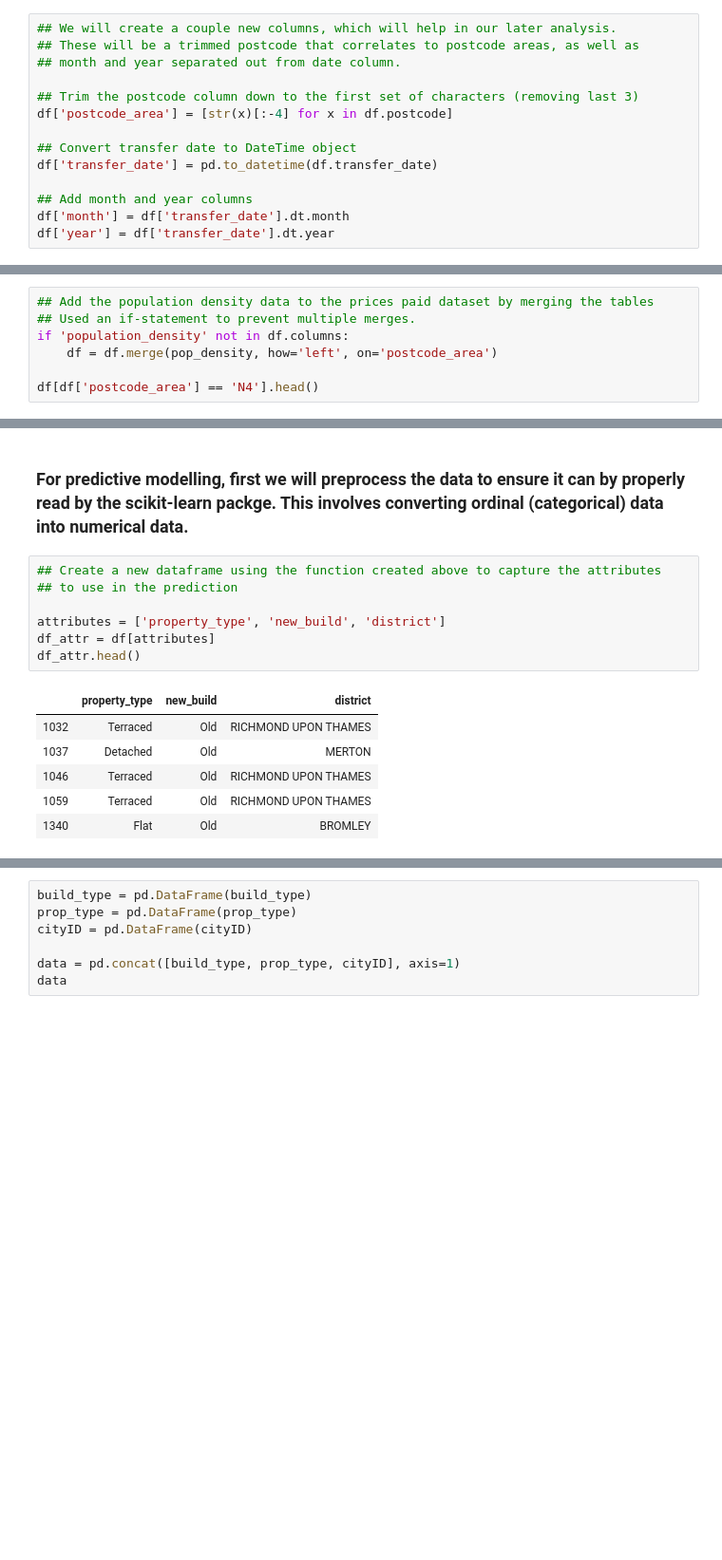
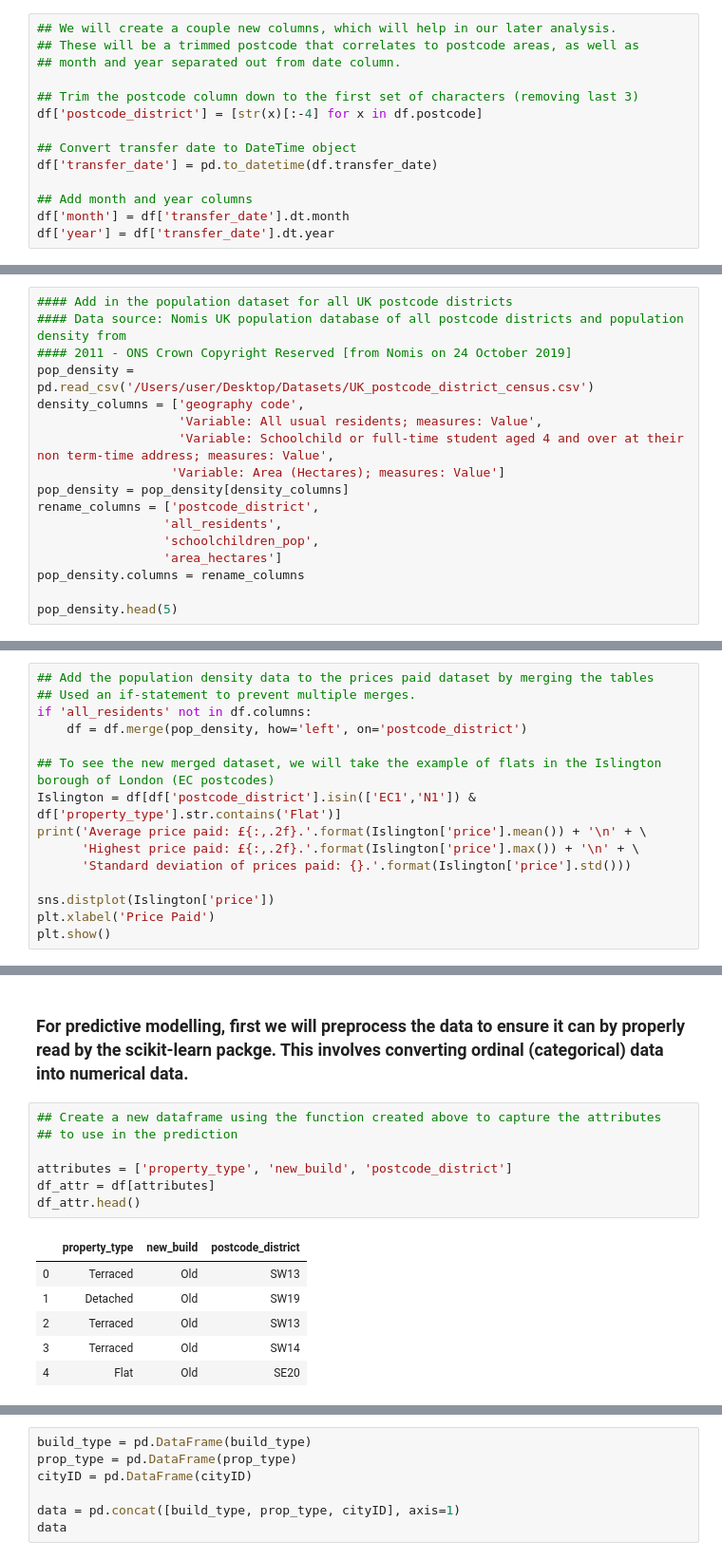
Before and after one commit to dudikbender/springboard, a Jupyter notebook: Springboard Capstone 1 - London Home Prices.ipynb, the cells around one changed output, grey strips where cells are left out. Shown at 95% size. Drawn from its saved outputs; the diff is of its cells as text; blank space fills up the shorter version.

```diff
--- a/Springboard Capstone 1 - London Home Prices.ipynb
+++ b/Springboard Capstone 1 - London Home Prices.ipynb
@@ -83,7 +83,7 @@ len(df)
 ## month and year separated out from date column.
 
 ## Trim the postcode column down to the first set of characters (removing last 3)
-df['postcode_area'] = [str(x)[:-4] for x in df.postcode]
+df['postcode_district'] = [str(x)[:-4] for x in df.postcode]
 
 ## Convert transfer date to DateTime object
 df['transfer_date'] = pd.to_datetime(df.transfer_date)
@@ -137,0 +142,17 @@ pop_density.head(10)
+# %%
+#### Add in the population dataset for all UK postcode districts
+#### Data source: Nomis UK population database of all postcode districts and population density from
+#### 2011 - ONS Crown Copyright Reserved [from Nomis on 24 October 2019]
+pop_density = pd.read_csv('/Users/user/Desktop/Datasets/UK_postcode_district_census.csv')
+density_columns = ['geography code',
+                   'Variable: All usual residents; measures: Value',
+                   'Variable: Schoolchild or full-time student aged 4 and over at their non term-time address; measures: Value',
+                  'Variable: Area (Hectares); measures: Value']
+pop_density = pop_density[density_columns]
+rename_columns = ['postcode_district',
+                 'all_residents',
+                 'schoolchildren_pop',
+                 'area_hectares']
+pop_density.columns = rename_columns
+
+pop_density.head(5)
@@ -138,7 +166,15 @@ pop_density.head(10)
 # %%
 ## Add the population density data to the prices paid dataset by merging the tables
 ## Used an if-statement to prevent multiple merges.
-if 'population_density' not in df.columns:
-    df = df.merge(pop_density, how='left', on='postcode_area')
+if 'all_residents' not in df.columns:
+    df = df.merge(pop_density, how='left', on='postcode_district')
 
-df[df['postcode_area'] == 'N4'].head()
+## To see the new merged dataset, we will take the example of flats in the Islington borough of London (EC postcodes)
+Islington = df[df['postcode_district'].isin(['EC1','N1']) & df['property_type'].str.contains('Flat')]
+print('Average price paid: £{:,.2f}.'.format(Islington['price'].mean()) + '\n' + \
+      'Highest price paid: £{:,.2f}.'.format(Islington['price'].max()) + '\n' + \
+      'Standard deviation of prices paid: {}.'.format(Islington['price'].std()))
+
+sns.distplot(Islington['price'])
+plt.xlabel('Price Paid')
+plt.show()
@@ -248,17 +355,17 @@ df2.plot(ax=ax, facecolor='none', edgecolor='k');
 # %%
 ## Create a new dataframe using the function created above to capture the attributes
 ## to use in the prediction
 
-attributes = ['property_type', 'new_build', 'district']
+attributes = ['property_type', 'new_build', 'postcode_district']
 df_attr = df[attributes]
 df_attr.head()
 # %% [output]
-|  | property_type | new_build | district |
-| 1032 | Terraced | Old | RICHMOND UPON THAMES |
-| 1037 | Detached | Old | MERTON |
-| 1046 | Terraced | Old | RICHMOND UPON THAMES |
-| 1059 | Terraced | Old | RICHMOND UPON THAMES |
-| 1340 | Flat | Old | BROMLEY |
+|  | property_type | new_build | postcode_district |
+| 0 | Terraced | Old | SW13 |
+| 1 | Detached | Old | SW19 |
+| 2 | Terraced | Old | SW13 |
+| 3 | Terraced | Old | SW14 |
+| 4 | Flat | Old | SE20 |
 # %%
 enc = OneHotEncoder(sparse=False)
 
```
Also changed, not shown: parts of 19 cells of this notebook.
